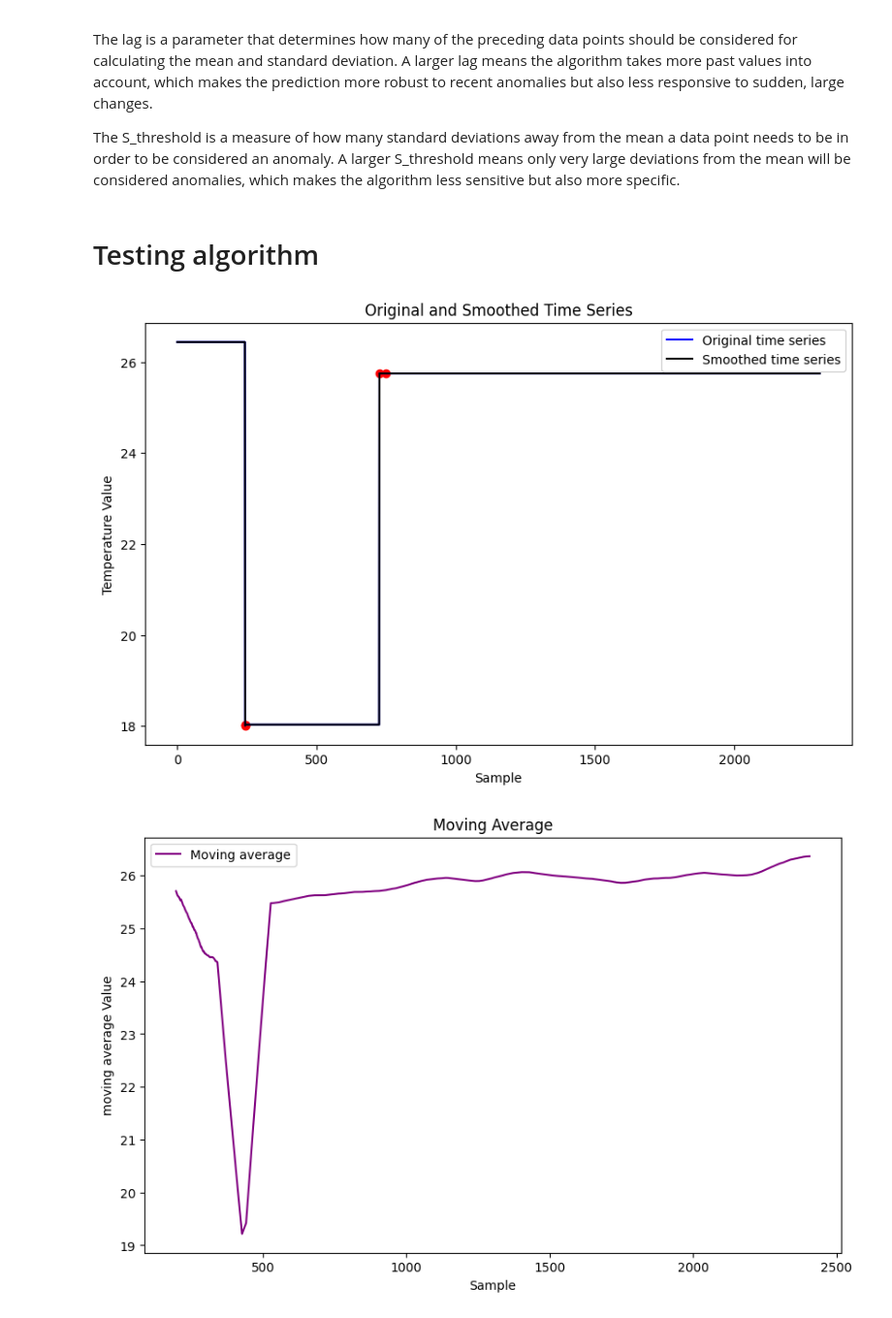
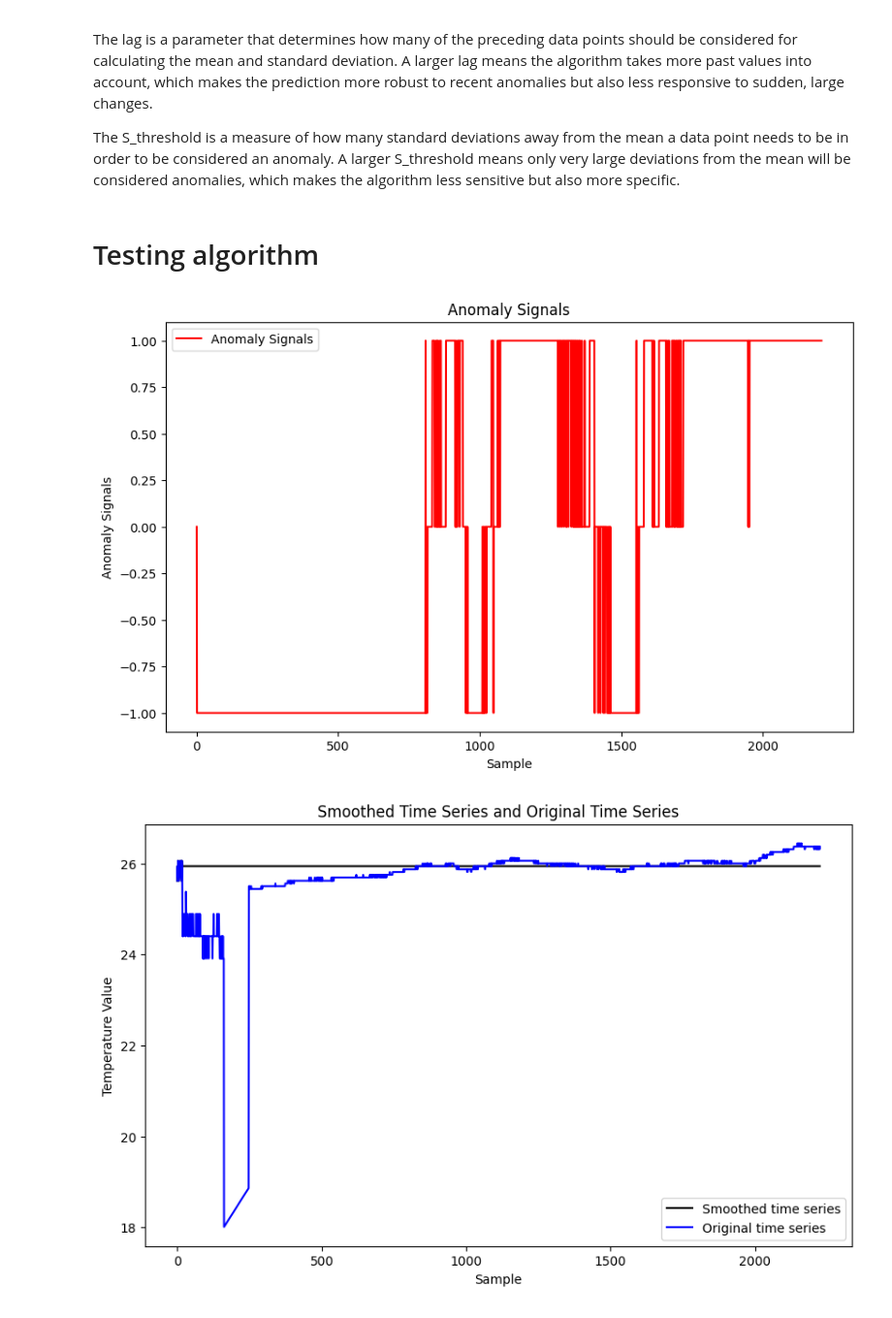
Before and after one commit to ghaidabouchaala/pfe-repo, a Jupyter notebook: temp_acq_sys/Anomaly Detection with Z-score.ipynb, the cells around one changed output. Shown: that part at 97% size. Saved outputs shown, nothing was run; the diff lists cells and outputs as text; code cells hidden in the pictures.

Commit message:
adjust detection algorithm

```diff
--- a/temp_acq_sys/Anomaly Detection with Z-score.ipynb
+++ b/temp_acq_sys/Anomaly Detection with Z-score.ipynb
@@ -96,3 +100,3 @@ def smoothed_z_score(ITS, lag, threshold):
-# %% [markdown]
-# Testing algorithm
+# %% [markdown]
+# Testing algorithm
 # %%
@@ -144,8 +154,7 @@ def apply_algo(excel_name,m,n,threshold):
 # %%
-#apply_algo('temperature_ds18b20.xlsx',25,5,5)
+#apply_algo('temperature_ds18b20.xlsx',10,5,5)
 
-
-apply_algo('temperature_lm35.xlsx',20,5,5)
+anomaly_signals,ITS_smoothed, data = apply_algo('temperature_lm35.xlsx',6,3,8)
 # %% [output]
-[figure, old version]
+[figure, new version]
-[figure, old version]
+[figure, new version]
```
Also changed, not shown: parts of 6 cells of this notebook.
